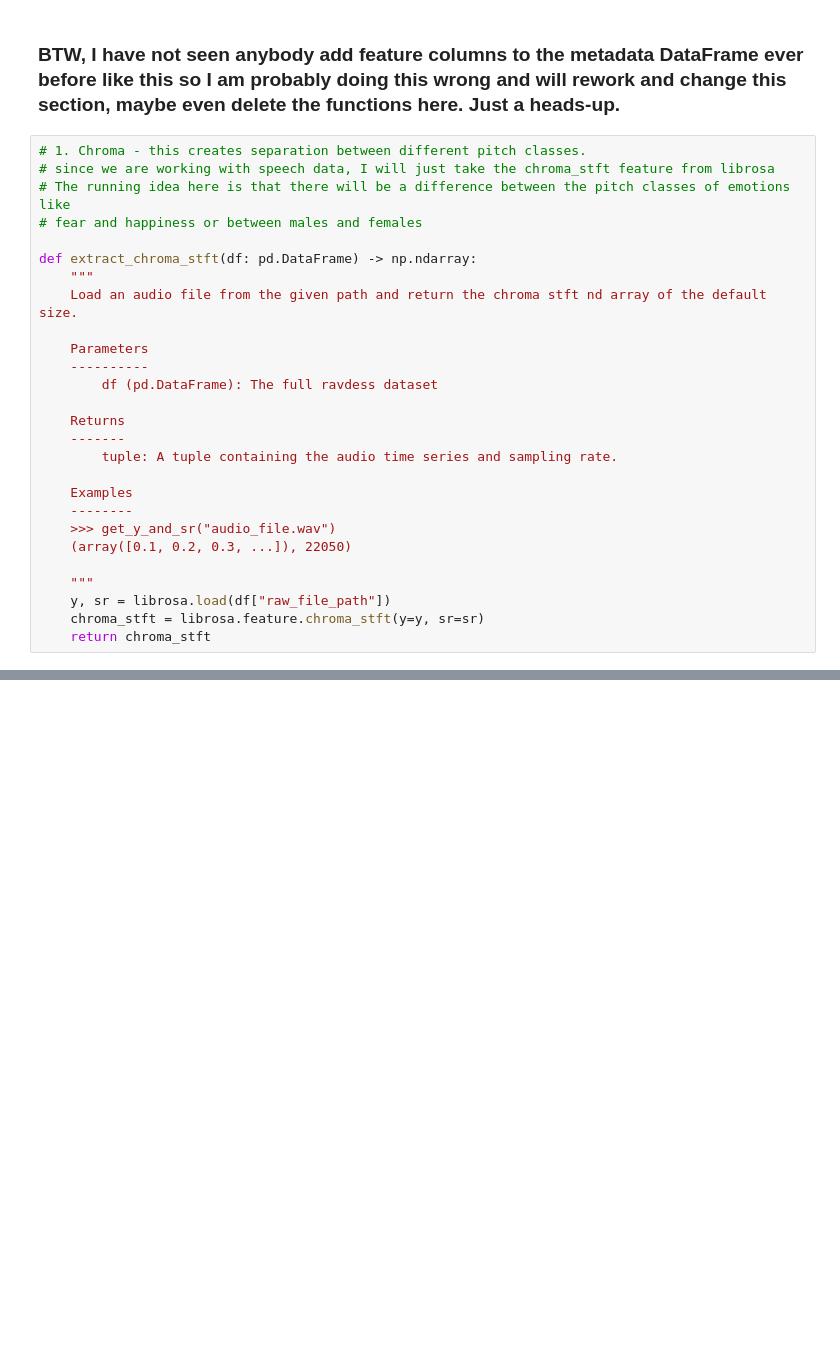
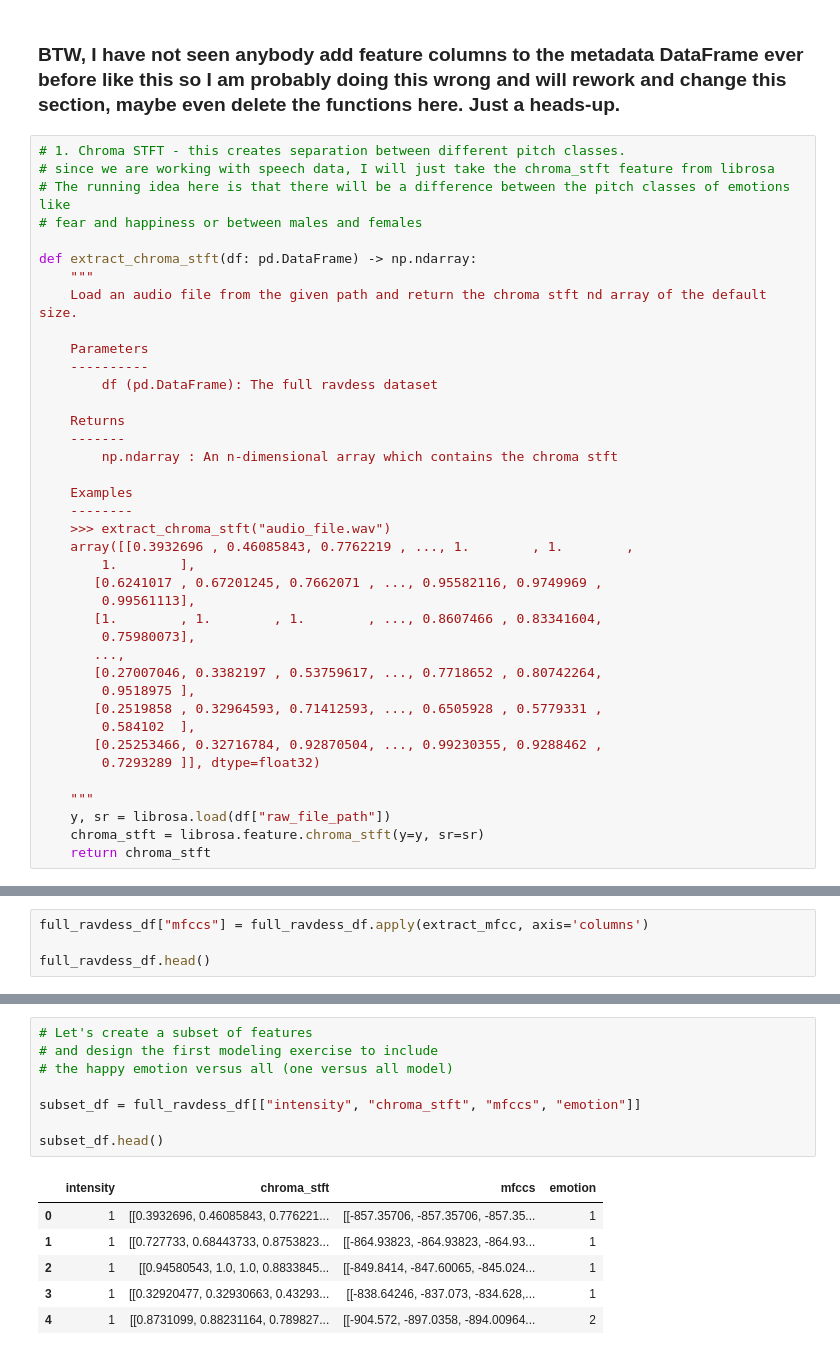
Before and after one commit to Aritra96/rvdess_audio_classification, a Jupyter notebook: dev/ravdess_eda.ipynb, the cells around one changed output, grey strips where cells are left out. Drawn from its saved outputs; the diff is of its cells as text; blank space fills up the shorter version.

Commit message:
Created initial features df with mfccs and chroma stft

```diff
--- a/dev/ravdess_eda.ipynb
+++ b/dev/ravdess_eda.ipynb
@@ -466,7 +466,7 @@ full_ravdess_df.head()
 # %% [markdown]
 ### BTW, I have not seen anybody add feature columns to the metadata DataFrame ever before like this so I am probably doing this wrong and will rework and change this section, maybe even delete the functions here. Just a heads-up.
 # %%
-# 1. Chroma - this creates separation between different pitch classes.
+# 1. Chroma STFT - this creates separation between different pitch classes.
 # since we are working with speech data, I will just take the chroma_stft feature from librosa
 # The running idea here is that there will be a difference between the pitch classes of emotions like
 # fear and happiness or between males and females
@@ -481,12 +481,24 @@ def extract_chroma_stft(df: pd.DataFrame) -> np.ndarray:
 
     Returns
     -------
-        tuple: A tuple containing the audio time series and sampling rate.
+        np.ndarray : An n-dimensional array which contains the chroma stft
 
     Examples
     --------
-    >>> get_y_and_sr("audio_file.wav")
-    (array([0.1, 0.2, 0.3, ...]), 22050)
+    >>> extract_chroma_stft("audio_file.wav")
+    array([[0.3932696 , 0.46085843, 0.7762219 , ..., 1.        , 1.        ,
+        1.        ],
+       [0.6241017 , 0.67201245, 0.7662071 , ..., 0.95582116, 0.9749969 ,
+        0.99561113],
+       [1.        , 1.        , 1.        , ..., 0.8607466 , 0.83341604,
+        0.75980073],
+       ...,
+       [0.27007046, 0.3382197 , 0.53759617, ..., 0.7718652 , 0.80742264,
+        0.9518975 ],
+       [0.2519858 , 0.32964593, 0.71412593, ..., 0.6505928 , 0.5779331 ,
+        0.584102  ],
+       [0.25253466, 0.32716784, 0.92870504, ..., 0.99230355, 0.9288462 ,
+        0.7293289 ]], dtype=float32)
 
     """
     y, sr = librosa.load(df["raw_file_path"])
@@ -505,0 +554,4 @@ full_ravdess_df.head()
+# %%
+full_ravdess_df["mfccs"] = full_ravdess_df.apply(extract_mfcc, axis='columns')
+
+full_ravdess_df.head()
@@ -505,0 +565,15 @@ full_ravdess_df.head()
+# %%
+# Let's create a subset of features
+# and design the first modeling exercise to include
+# the happy emotion versus all (one versus all model)
+
+subset_df = full_ravdess_df[["intensity", "chroma_stft", "mfccs", "emotion"]]
+
+subset_df.head()
+# %% [output]
+|  | intensity | chroma_stft | mfccs | emotion |
+| 0 | 1 | [[0.3932696, 0.46085843, 0.776221... | [[-857.35706, -857.35706, -857.35... | 1 |
+| 1 | 1 | [[0.727733, 0.68443733, 0.8753823... | [[-864.93823, -864.93823, -864.93... | 1 |
+| 2 | 1 | [[0.94580543, 1.0, 1.0, 0.8833845... | [[-849.8414, -847.60065, -845.024... | 1 |
+| 3 | 1 | [[0.32920477, 0.32930663, 0.43293... | [[-838.64246, -837.073, -834.628,... | 1 |
+| 4 | 1 | [[0.8731099, 0.88231164, 0.789827... | [[-904.572, -897.0358, -894.00964... | 2 |
```
Also changed, not shown: parts of 6 cells of this notebook.
